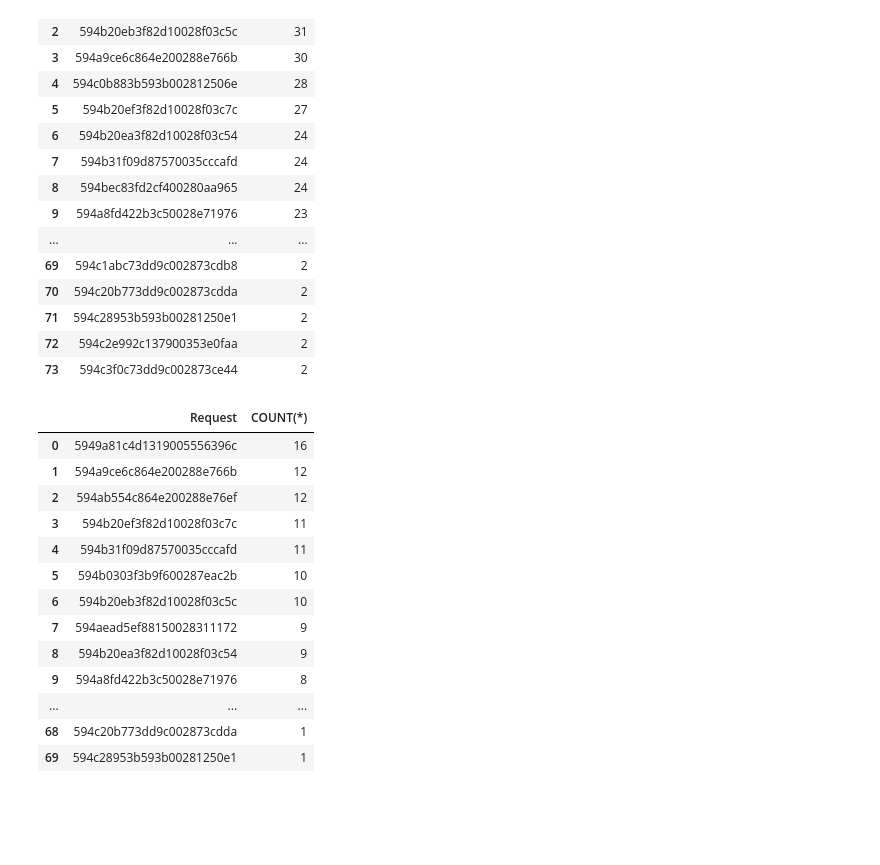
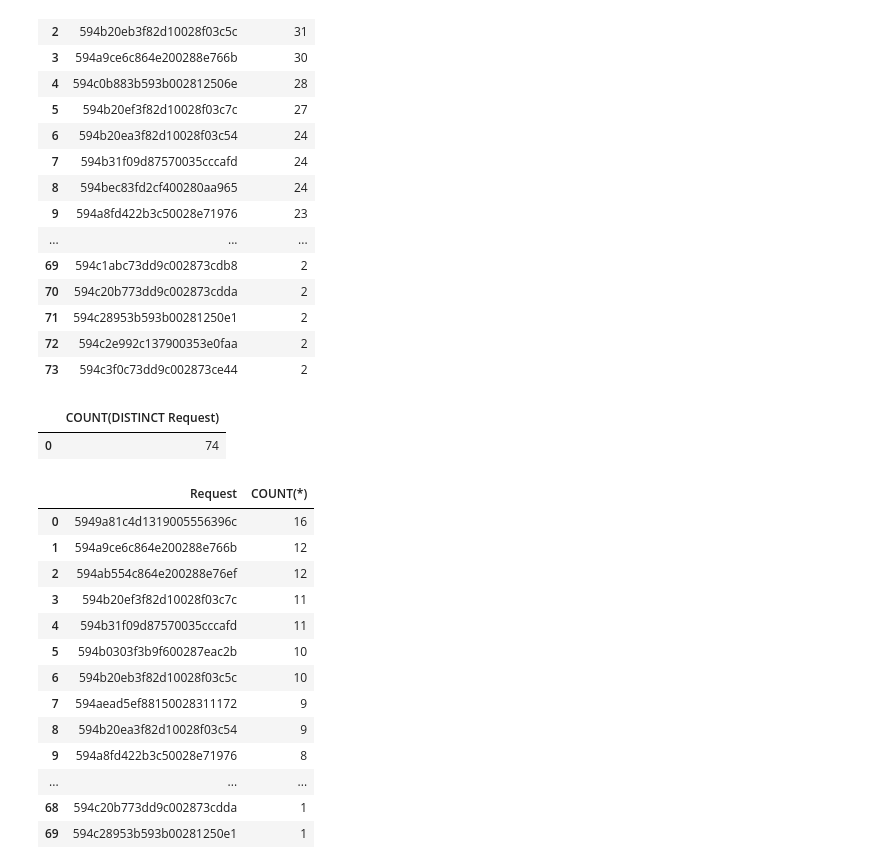
Before and after one commit to erikajane/Wonder_SQL_Task, a Jupyter notebook: Part 1 - Analysis & Part 2 Business Questions.ipynb, the cells around one changed output. Drawn from its saved outputs; the diff is of its cells as text; code cells hidden in the pictures; blank space fills up the shorter version.

```diff
--- a/Part 1 - Analysis & Part 2 Business Questions.ipynb
+++ b/Part 1 - Analysis & Part 2 Business Questions.ipynb
@@ -790,6 +790,17 @@ data
 | 71 | 594c28953b593b00281250e1 | 2 |
 | 72 | 594c2e992c137900353e0faa | 2 |
 | 73 | 594c3f0c73dd9c002873ce44 | 2 |
+# %%
+# Query the number of events for each request
+
+c.execute('''SELECT COUNT(DISTINCT Request)
+FROM Assignments;''')
+data = pd.DataFrame(c.fetchall())
+data.columns = [x[0] for x in c.description]
+data
+# %% [output]
+|  | COUNT(DISTINCT Request) |
+| 0 | 74 |
 # %%
 # Query the number of accepted jobs for each request
 
```
Also changed, not shown: parts of 1 cell of this notebook, 1 other file.
